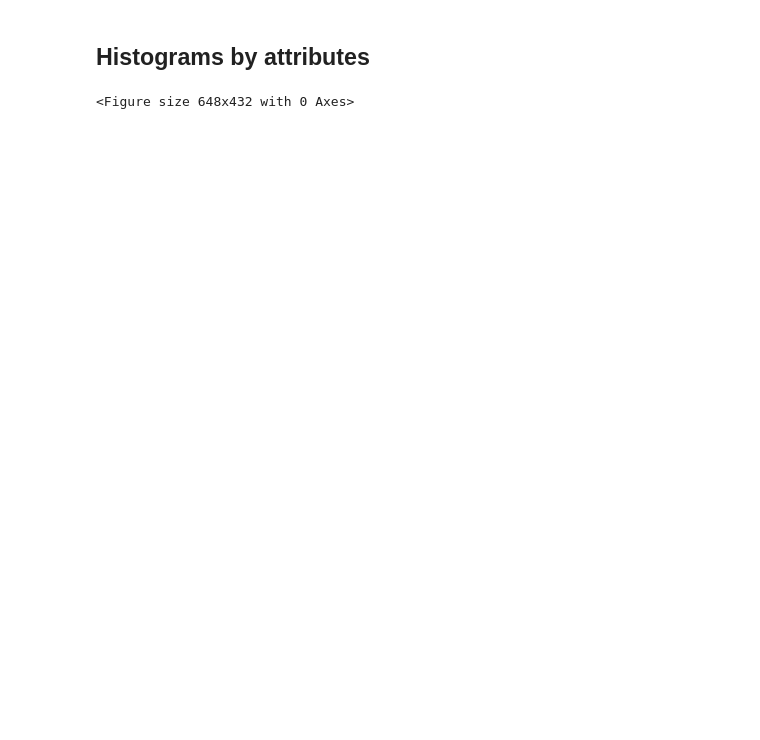
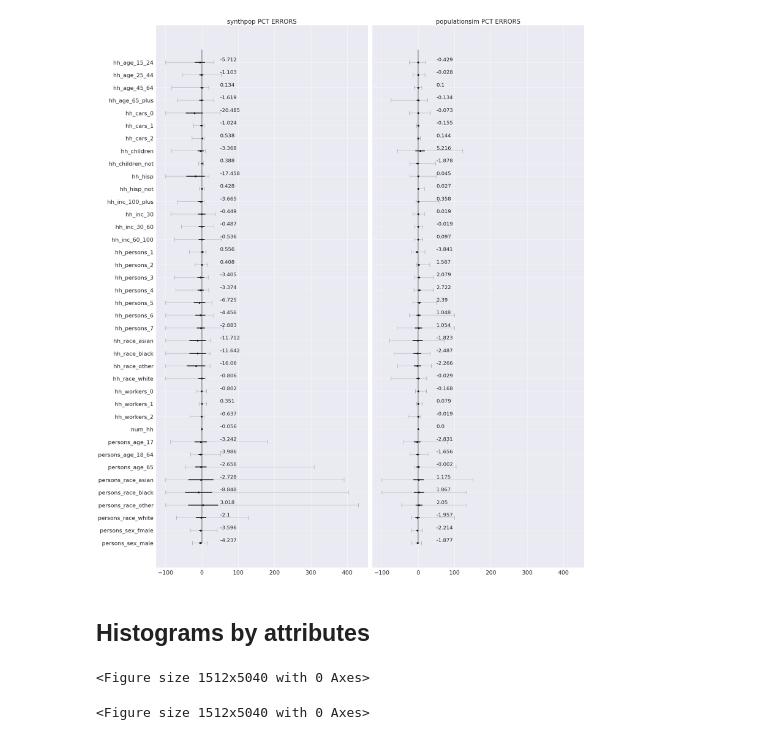
Before and after one commit to SEMCOG/SEMCOG_popsim, a Jupyter notebook: notebooks/output_stats_plots.ipynb, the cells around one changed output. Saved outputs shown, nothing was run; the diff lists cells and outputs as text; code cells hidden in the pictures; blank space fills up the shorter version.

Commit message:
update validation plot

```diff
--- a/notebooks/output_stats_plots.ipynb
+++ b/notebooks/output_stats_plots.ipynb
@@ -26,4 +5,0 @@ dfs.fillna(0, inplace=True)
-# %%
-dfp = pd.DataFrame(data=[dfs[pct_diffs].mean(), dfs[pct_diffs].std(), dfs[pct_diffs].min(), dfs[pct_diffs].max()]).T
-dfp.columns = ['mean', 'std', 'min', 'max']
-dfp = dfp.iloc[::-1]
@@ -59,3 +41,47 @@ plt.savefig(plot_folder + "_".join([syn, region, geo, 'error.png']))
+# %%
+def compare_plots(lst_dfs):
+    """
+    subplots with dimension 1 x X (X is the number of df being compared)
+    df should have name
+    """
+    sns.set(font_scale=2)
+    fig, axs = plt.subplots(1, len(lst_dfs), sharex=True, sharey=True,
+                            figsize=(30, max(5, len(lst_dfs[0]))),
+                            gridspec_kw={'hspace': 0, 'wspace': 0.02})
+    c=0
+    for df in lst_dfs:
+        sub_error_plot(df, axs[c], " ".join(df.name.split("_")))
+        c += 1
+
+    return fig
+# %%
+dt_sum = {'synpop': 'synthpop/oakland_BLKGRP_summary.csv', 'result':'output/summary_BLKGRP.csv'}
+names = {'synpop': 'synthpop', 'result':'populationsim'}
+lst_dfs = []
+lst_diffs = []
+
+for k in dt_sum.keys():
+    dfr = pd.read_csv(dt_sum[k], index_col = 'id')
+    flds = [x.replace('_control', '') for x in dfr.columns.values if x.find('_control') >=0 ]
+    controls = [ x + '_control' for x in flds]
+    results = [ x + "_" + k for x in flds]
+    df1=dfr[controls]
+    df1.columns=flds
+    df2=dfr[results]
+    df2.columns=flds
+    df_cpt_dif = pct_dif(df1, df2)
+    df_cpt_dif.name = k
+    lst_diffs.append(df_cpt_dif)
+
+    dfp = df_cpt_dif.describe().T.sort_index(axis = 0, ascending = False)
+    dfp.name = names[k]
+    lst_dfs.append(dfp)
+
+
+fig= compare_plots(lst_dfs)
+fig.savefig('validation/semcog_python/synpop_popsim_error_plot.png', bbox_inches = "tight")
+# %% [output]
+[figure, added]
 # %% [markdown]
 ## Histograms by attributes
 # %%
@@ -63,14 +89,17 @@ import base64
 from io import BytesIO
 sns.set()
 
-html = """<!DOCTYPE html>  <html>
-    <head> <title>%s</title> </head> <body>
-""" % "_".join([syn, region, geo, '_histograms'])
+plot_folder = 'validation/semcog_python/'
 
-for dif in pct_diffs:
-    ax = dfs[dif].hist(bins=100, xlabelsize =15, ylabelsize =15, figsize =(9,6))
-    fig = ax.get_figure()
-    fig.suptitle(dif, fontsize =22 )
+for df in lst_diffs:
+    html = """<!DOCTYPE html>  <html>
+            <head> <title>%s</title> </head> <body>
+            """ % "_".join([names[df.name],'_histograms'])
+    sns.set(font_scale=2)
+    lay = (int(len(df.columns)/3), 3)
+    ax = df.hist(bins=100, xlabelsize =15, ylabelsize =15, layout=lay, figsize =(21,70))
+    fig = ax[0][0].get_figure()
+    fig.tight_layout()
 
     tmpfile = BytesIO()
     fig.savefig(tmpfile, format='png')
@@ -79,8 +108,9 @@ for dif in pct_diffs:
 
     fig.clf()
 
-html = html + """</body> </html>"""
-with open(plot_folder + "_".join([syn, region, geo, '_histograms.html']),'w') as f:
-    f.write(html)
+    html = html + """</body> </html>"""
+    with open(plot_folder + "_".join([names[df.name], '_histograms.html']),'w') as f:
+        f.write(html)
 # %% [output]
-<Figure size 648x432 with 0 Axes>
+<Figure size 1512x5040 with 0 Axes>
+<Figure size 1512x5040 with 0 Axes>
```
Also changed, not shown: parts of 8 cells of this notebook.
